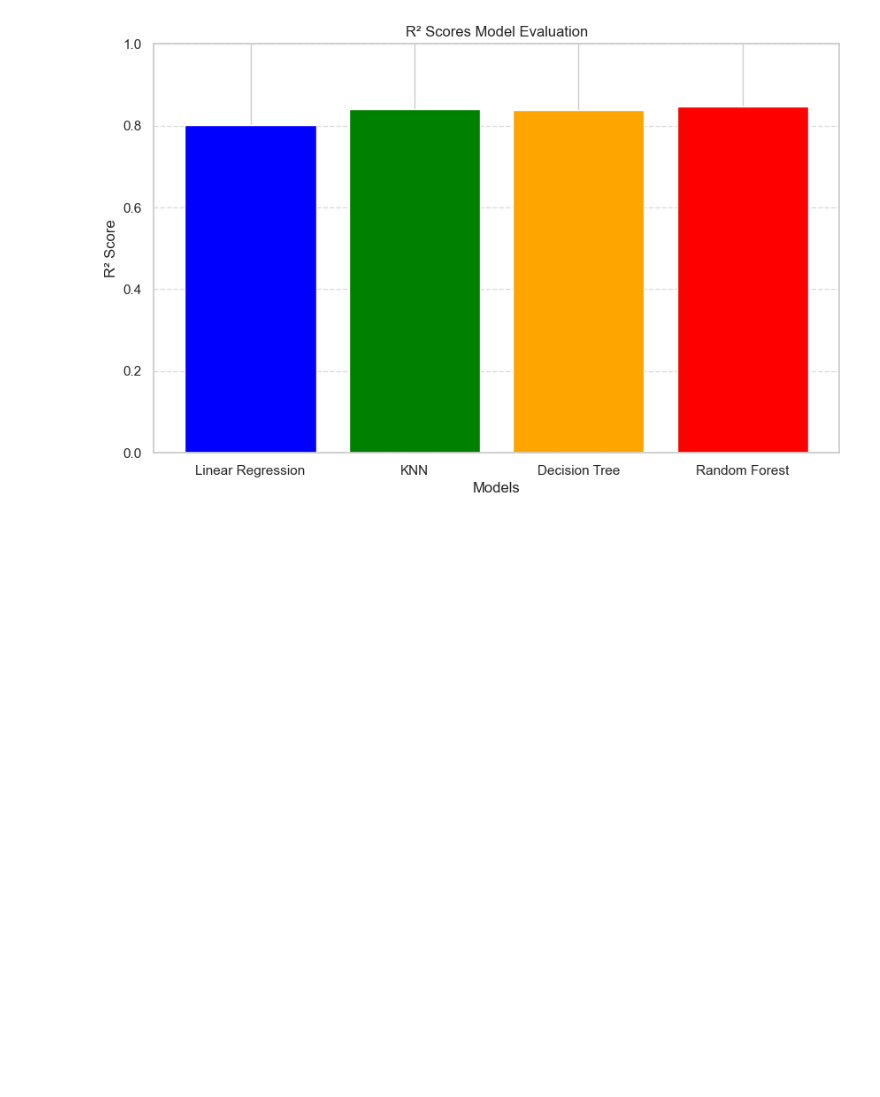
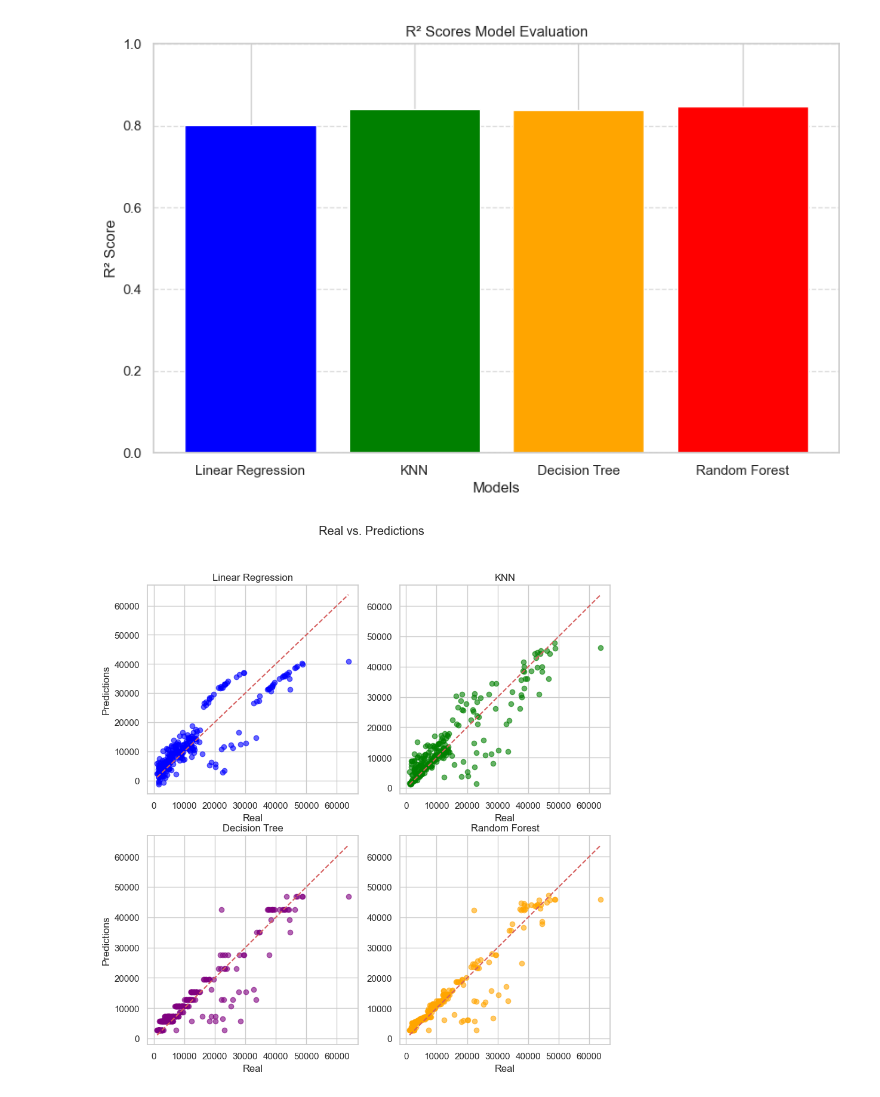
Before and after one commit to lucasrarruda/AI4DEV, a Jupyter notebook: Phase1/ML_Challenge/InsuranceValuePrediction.ipynb, the cells around one changed output. Cells and saved outputs as stored; diff of their text form; code cells hidden in the pictures; blank space fills up the shorter version.

Commit message:
added the evaluations graphs and results

```diff
--- a/Phase1/ML_Challenge/InsuranceValuePrediction.ipynb
+++ b/Phase1/ML_Challenge/InsuranceValuePrediction.ipynb
@@ -219,14 +235,20 @@ from sklearn.tree import DecisionTreeRegressor
 
 param_grid = {'max_depth': range(1, 7)}
 
-decisiontree_model = DecisionTreeRegressor(max_depth=5, random_state=42)
+decisiontree_model = DecisionTreeRegressor(random_state=42)
 
 grid_search = GridSearchCV(estimator=decisiontree_model, param_grid=param_grid, cv=5, scoring='r2', n_jobs=-1)
 grid_search.fit(x_train, y_train)
 
 best_depth = grid_search.best_params_['max_depth']
 decisiontree_score = grid_search.best_score_
+print(f"Decision Tree Regressor R² score: {decisiontree_score} (k={best_depth})")
 
-print(f"Decision Tree Regressor R² score: {decisiontree_score} (k={best_depth})")
+decisiontree_model = DecisionTreeRegressor(max_depth=best_depth)
+start_time = time.time()
+decisiontree_model.fit(x_train_scaler, y_train)
+decisiontree_prediction = decisiontree_model.predict(x_test_scaler)
+decision_tree_predict_time = (time.time() - start_time) * 1000
+print(f"Prediction Time - Decision Tree: {decision_tree_predict_time:.2f} ms")
 # %% [output]
 Decision Tree Regressor R² score: 0.8375281070114999 (k=4)
@@ -234,19 +257,25 @@ Decision Tree Regressor R² score: 0.8375281070114999 (k=4)
 ### Random Forest Regressor
 # %%
 from sklearn.ensemble import RandomForestRegressor
-
 
 param_grid = {
     'n_estimators': [3, 7, 13],
     'max_depth': range(1, 7)
 }
+
 randomforest_model = RandomForestRegressor(random_state=42)
 grid_search = GridSearchCV(estimator=randomforest_model, param_grid=param_grid, cv=5, scoring='r2', n_jobs=-1)
 grid_search.fit(x_train, y_train)
 
 best_params = grid_search.best_params_
 randomforest_score = grid_search.best_score_
+print(f"Random Forest R² score: {randomforest_score} ({best_params})")
 
-print(f"Random Forest R² score: {randomforest_score} ({best_params})")
+randomforest_model = RandomForestRegressor(n_estimators=best_params['n_estimators'], max_depth=best_params['max_depth'], random_state=42)
+start_time = time.time()
+randomforest_model.fit(x_train_scaler, y_train)
+randomforest_prediction = randomforest_model.predict(x_test_scaler)
+random_forest_predict_time = (time.time() - start_time) * 1000
+print(f"Prediction Time - Random Forest: {random_forest_predict_time:.2f} ms")
 # %% [output]
 Random Forest R² score: 0.8464872045084881 ({'max_depth': 4, 'n_estimators': 13})
@@ -267,3 +297,34 @@ plt.grid(axis='y', linestyle='--', alpha=0.7)
 plt.show()
 # %% [output]
 [figure]
+# %%
+import matplotlib.pyplot as plt
+
+fig, axes = plt.subplots(2, 2, figsize=(10, 10))
+
+axes[0, 0].scatter(y_test, linear_regression_prediction, alpha=0.6, color='blue')
+axes[0, 0].plot([y_test.min(), y_test.max()], [y_test.min(), y_test.max()], 'r--')
+axes[0, 0].set_title('Linear Regression')
+axes[0, 0].set_xlabel('Real')
+axes[0, 0].set_ylabel('Predictions')
+
+axes[0, 1].scatter(y_test, knn_prediction, alpha=0.6, color='green')
+axes[0, 1].plot([y_test.min(), y_test.max()], [y_test.min(), y_test.max()], 'r--')  # Linha de identidade
+axes[0, 1].set_title('KNN')
+axes[0, 1].set_xlabel('Real')
+
+axes[1, 0].scatter(y_test, decisiontree_prediction, alpha=0.6, color='purple')
+axes[1, 0].plot([y_test.min(), y_test.max()], [y_test.min(), y_test.max()], 'r--')  # Linha de identidade
+axes[1, 0].set_title('Decision Tree')
+axes[1, 0].set_xlabel('Real')
+axes[1, 0].set_ylabel('Predictions')
+
+axes[1, 1].scatter(y_test, randomforest_prediction, alpha=0.6, color='orange')
+axes[1, 1].plot([y_test.min(), y_test.max()], [y_test.min(), y_test.max()], 'r--')  # Linha de identidade
+axes[1, 1].set_title('Random Forest')
+axes[1, 1].set_xlabel('Real')
+
+plt.suptitle('Real vs. Predictions')
+plt.show()
+# %% [output]
+[figure, added]
```
Also changed, not shown: parts of 6 cells of this notebook.
